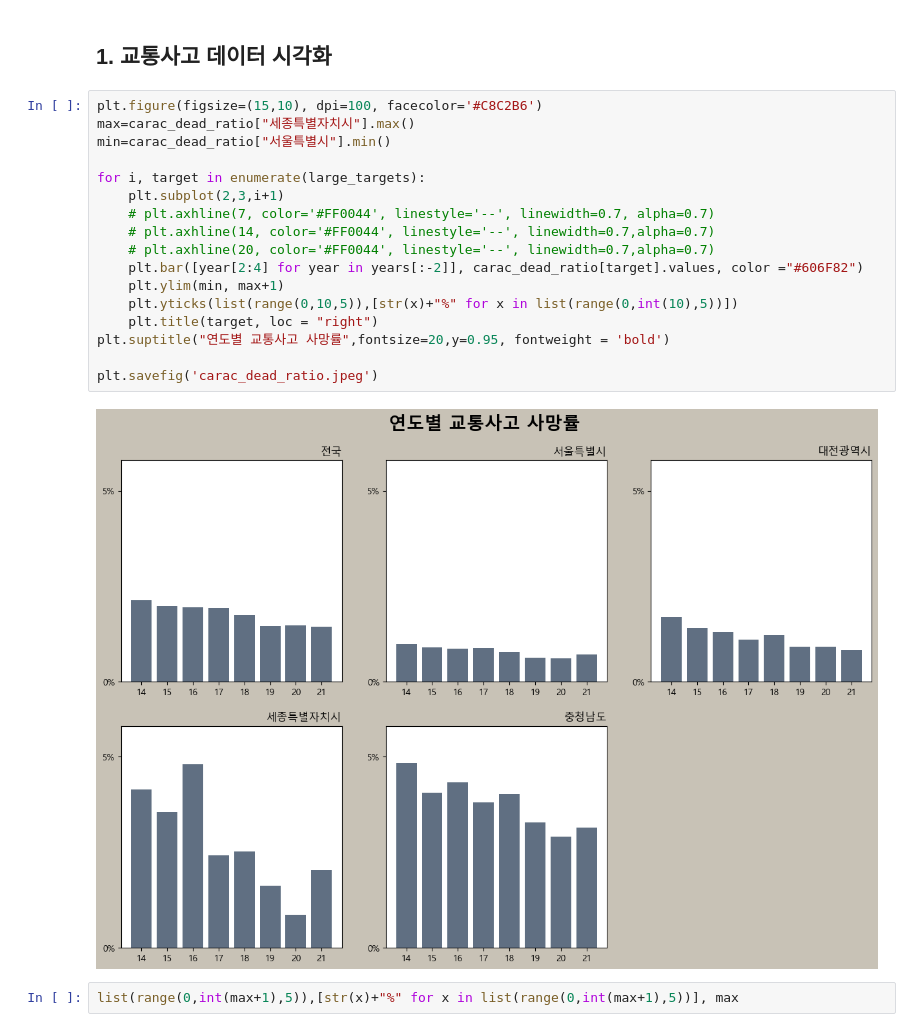
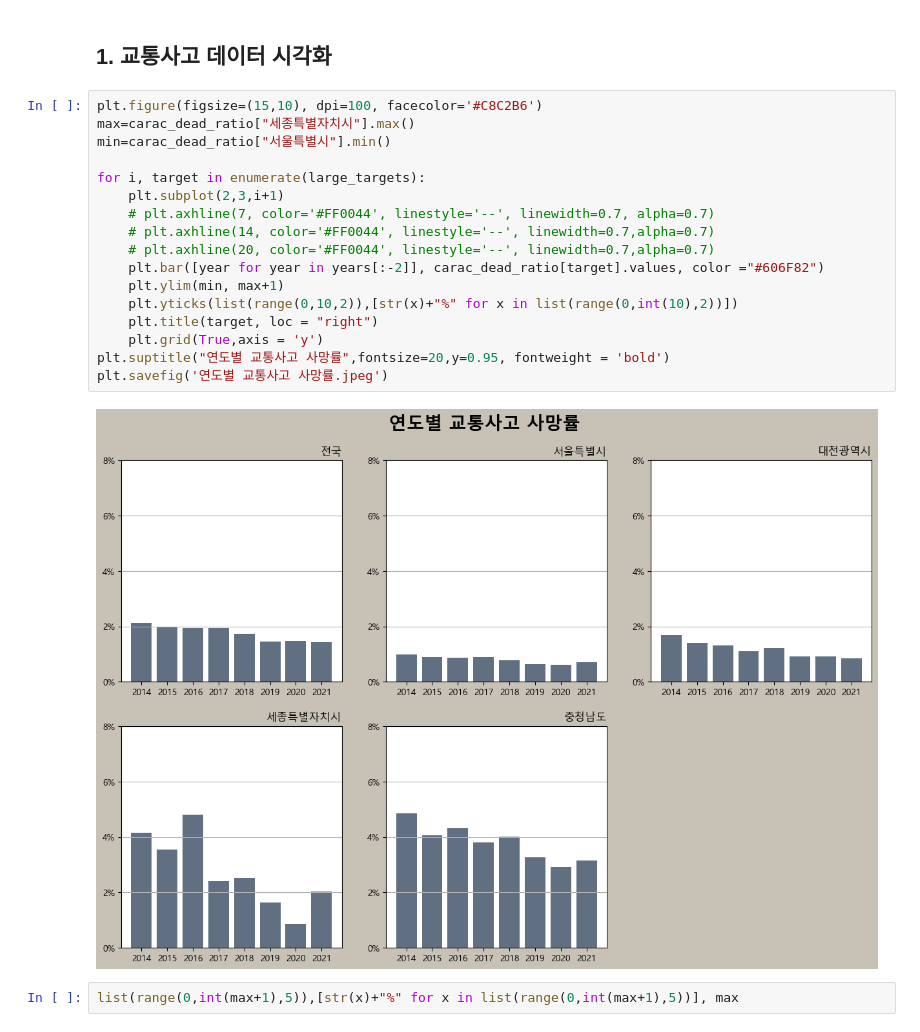
Before and after one commit to VangsillEE/eldercarac, a Jupyter notebook: EDA.ipynb, the cells around one changed output. Drawn from its saved outputs; the diff is of its cells as text.

```diff
--- a/EDA.ipynb
+++ b/EDA.ipynb
@@ -131,22 +131,22 @@ carac_dead_ratio
 # %%
 plt.figure(figsize=(15,10), dpi=100, facecolor='#C8C2B6')
 max=carac_dead_ratio["세종특별자치시"].max()
 min=carac_dead_ratio["서울특별시"].min()
 
 for i, target in enumerate(large_targets):
     plt.subplot(2,3,i+1)
     # plt.axhline(7, color='#FF0044', linestyle='--', linewidth=0.7, alpha=0.7)
     # plt.axhline(14, color='#FF0044', linestyle='--', linewidth=0.7,alpha=0.7)
     # plt.axhline(20, color='#FF0044', linestyle='--', linewidth=0.7,alpha=0.7)
-    plt.bar([year[2:4] for year in years[:-2]], carac_dead_ratio[target].values, color ="#606F82")
+    plt.bar([year for year in years[:-2]], carac_dead_ratio[target].values, color ="#606F82")
     plt.ylim(min, max+1)
-    plt.yticks(list(range(0,10,5)),[str(x)+"%" for x in list(range(0,int(10),5))])
+    plt.yticks(list(range(0,10,2)),[str(x)+"%" for x in list(range(0,int(10),2))])
     plt.title(target, loc = "right")
+    plt.grid(True,axis = 'y')
 plt.suptitle("연도별 교통사고 사망률",fontsize=20,y=0.95, fontweight = 'bold')
-
-plt.savefig('carac_dead_ratio.jpeg')
+plt.savefig('연도별 교통사고 사망률.jpeg')
 # %% [output]
-[figure, old version]
+[figure, new version]
 # %%
 list(range(0,int(max+1),5)),[str(x)+"%" for x in list(range(0,int(max+1),5))], max
 # %% [output]
```
Also changed, not shown: parts of 23 cells of this notebook.
